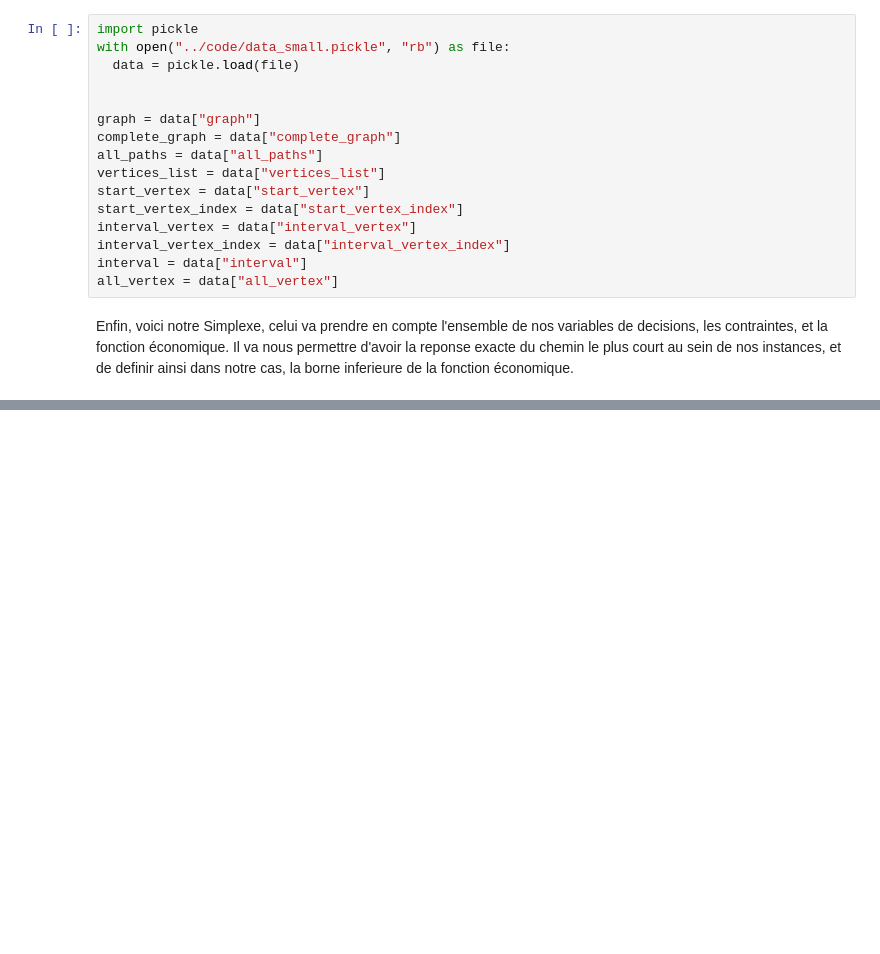
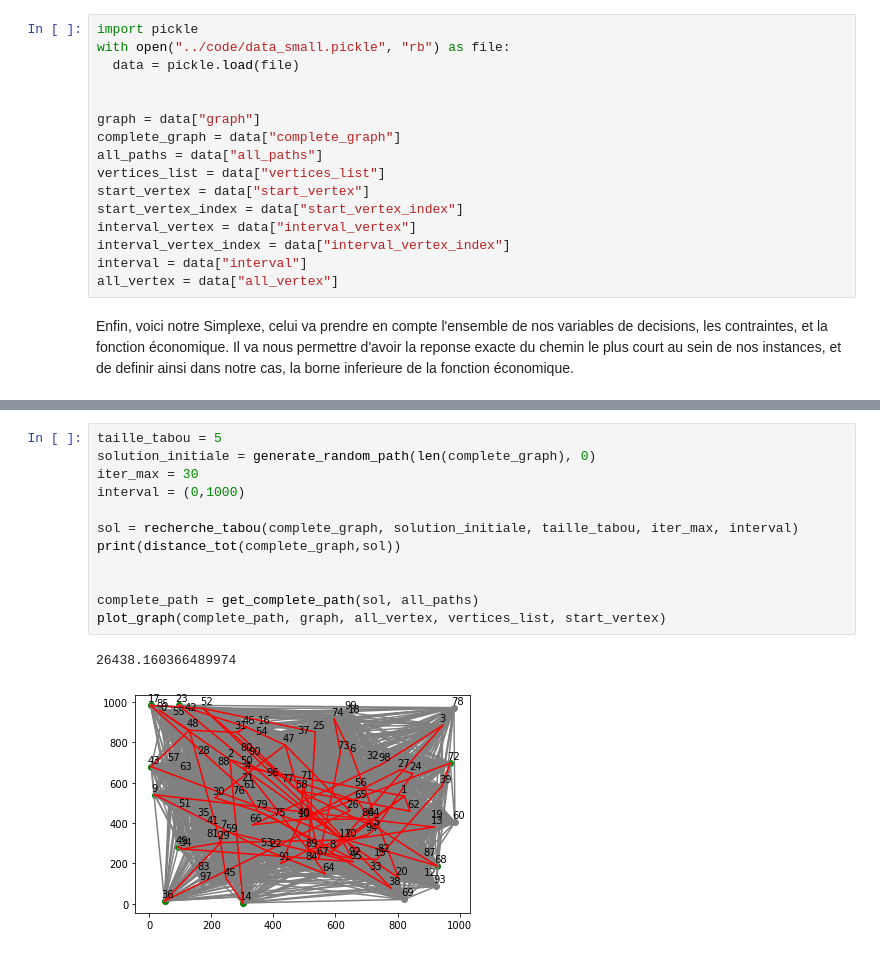
Before and after one commit to Adrien-Nicolas/Algo_avance, a Jupyter notebook: Livrables/L1_Modelisation.ipynb, the cells around one changed output, grey strips where cells are left out. Cells and saved outputs as stored; diff of their text form; blank space fills up the shorter version.

```diff
--- a/Livrables/L1_Modelisation.ipynb
+++ b/Livrables/L1_Modelisation.ipynb
@@ -395,0 +494,15 @@ Le graph d'arriere plan est donc notr egraph generé precedemment, et de ce grap
+# %%
+taille_tabou = 5
+solution_initiale = generate_random_path(len(complete_graph), 0)
+iter_max = 30
+interval = (0,1000)
+
+sol = recherche_tabou(complete_graph, solution_initiale, taille_tabou, iter_max, interval)
+print(distance_tot(complete_graph,sol))
+
+
+complete_path = get_complete_path(sol, all_paths)
+plot_graph(complete_path, graph, all_vertex, vertices_list, start_vertex)
+# %% [output]
+26438.160366489974
+[figure, added]
```
Also changed, not shown: parts of 28 cells of this notebook, 11 other files.
